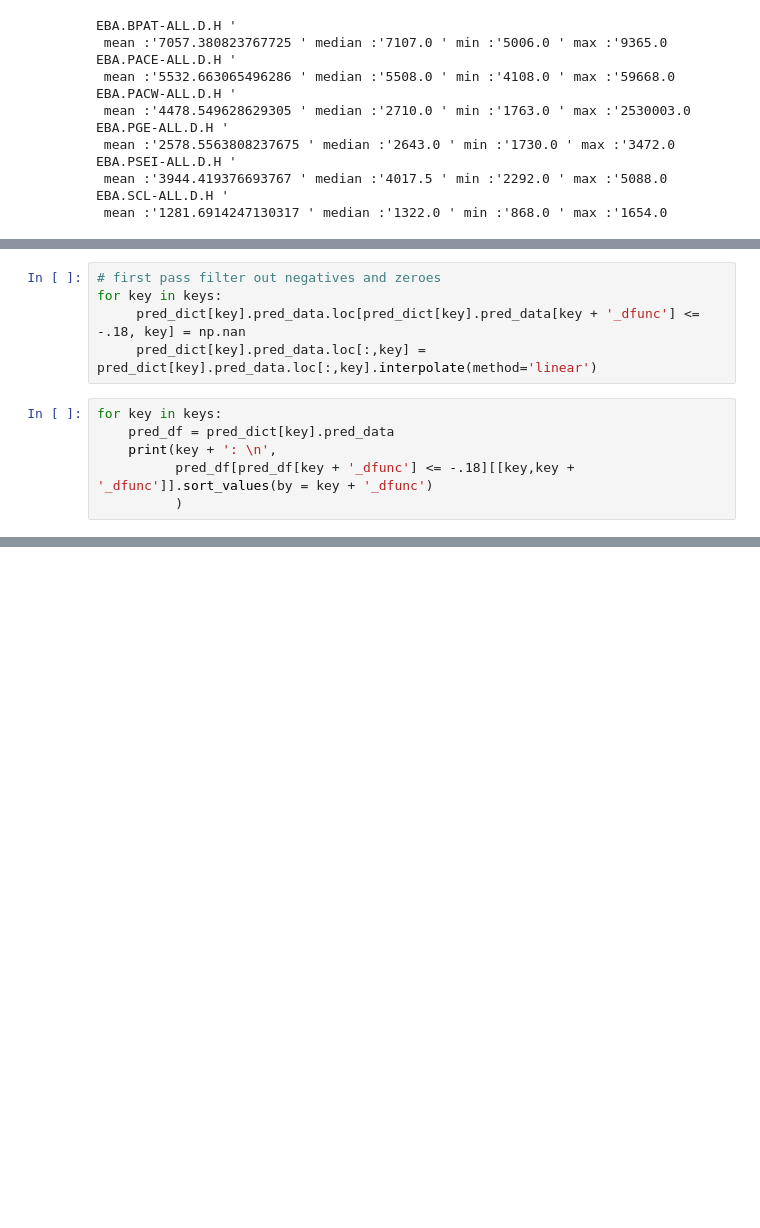
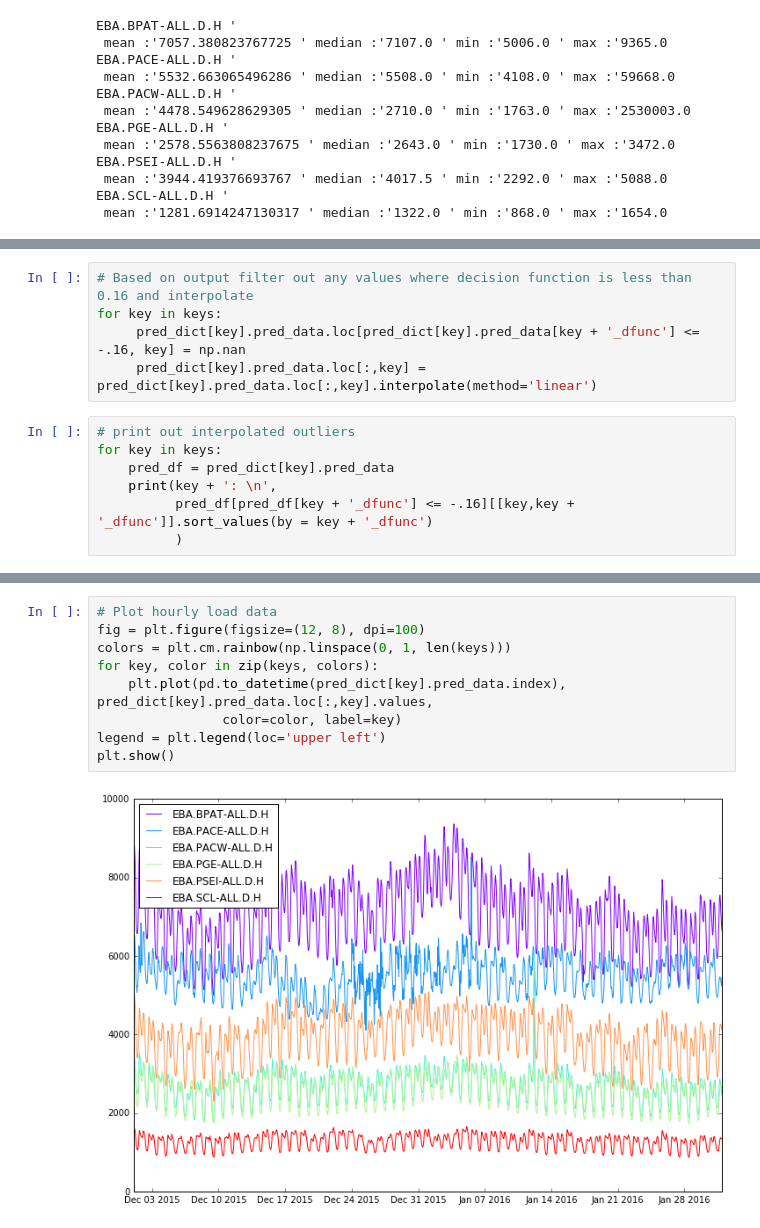
Before and after one commit to johnmrudolph/jupyter_blog, a Jupyter notebook: detecting_outliers.ipynb, the cells around one changed output, grey strips where cells are left out. Cells and saved outputs as stored; diff of their text form; blank space fills up the shorter version.

```diff
--- a/detecting_outliers.ipynb
+++ b/detecting_outliers.ipynb
@@ -153,13 +152,14 @@ EBA.BPAT-ALL.D.H:
 # %%
-# first pass filter out negatives and zeroes
+# Based on output filter out any values where decision function is less than 0.16 and interpolate
 for key in keys:
-     pred_dict[key].pred_data.loc[pred_dict[key].pred_data[key + '_dfunc'] <= -.18, key] = np.nan
+     pred_dict[key].pred_data.loc[pred_dict[key].pred_data[key + '_dfunc'] <= -.16, key] = np.nan
      pred_dict[key].pred_data.loc[:,key] = pred_dict[key].pred_data.loc[:,key].interpolate(method='linear')
 # %%
+# print out interpolated outliers
 for key in keys:
     pred_df = pred_dict[key].pred_data
     print(key + ': \n',
-          pred_df[pred_df[key + '_dfunc'] <= -.18][[key,key + '_dfunc']].sort_values(by = key + '_dfunc')
+          pred_df[pred_df[key + '_dfunc'] <= -.16][[key,key + '_dfunc']].sort_values(by = key + '_dfunc')
           )
 # %% [output]
 EBA.BPAT-ALL.D.H:
@@ -179,3 +179,14 @@ EBA.SCL-ALL.D.H:
  Empty DataFrame
 Columns: [EBA.SCL-ALL.D.H, EBA.SCL-ALL.D.H_dfunc]
 Index: []
+# %%
+# Plot hourly load data
+fig = plt.figure(figsize=(12, 8), dpi=100)
+colors = plt.cm.rainbow(np.linspace(0, 1, len(keys)))
+for key, color in zip(keys, colors):
+    plt.plot(pd.to_datetime(pred_dict[key].pred_data.index), pred_dict[key].pred_data.loc[:,key].values,
+                color=color, label=key)
+legend = plt.legend(loc='upper left')
+plt.show()
+# %% [output]
+[figure, added]
```
Also changed, not shown: parts of 9 cells of this notebook.
